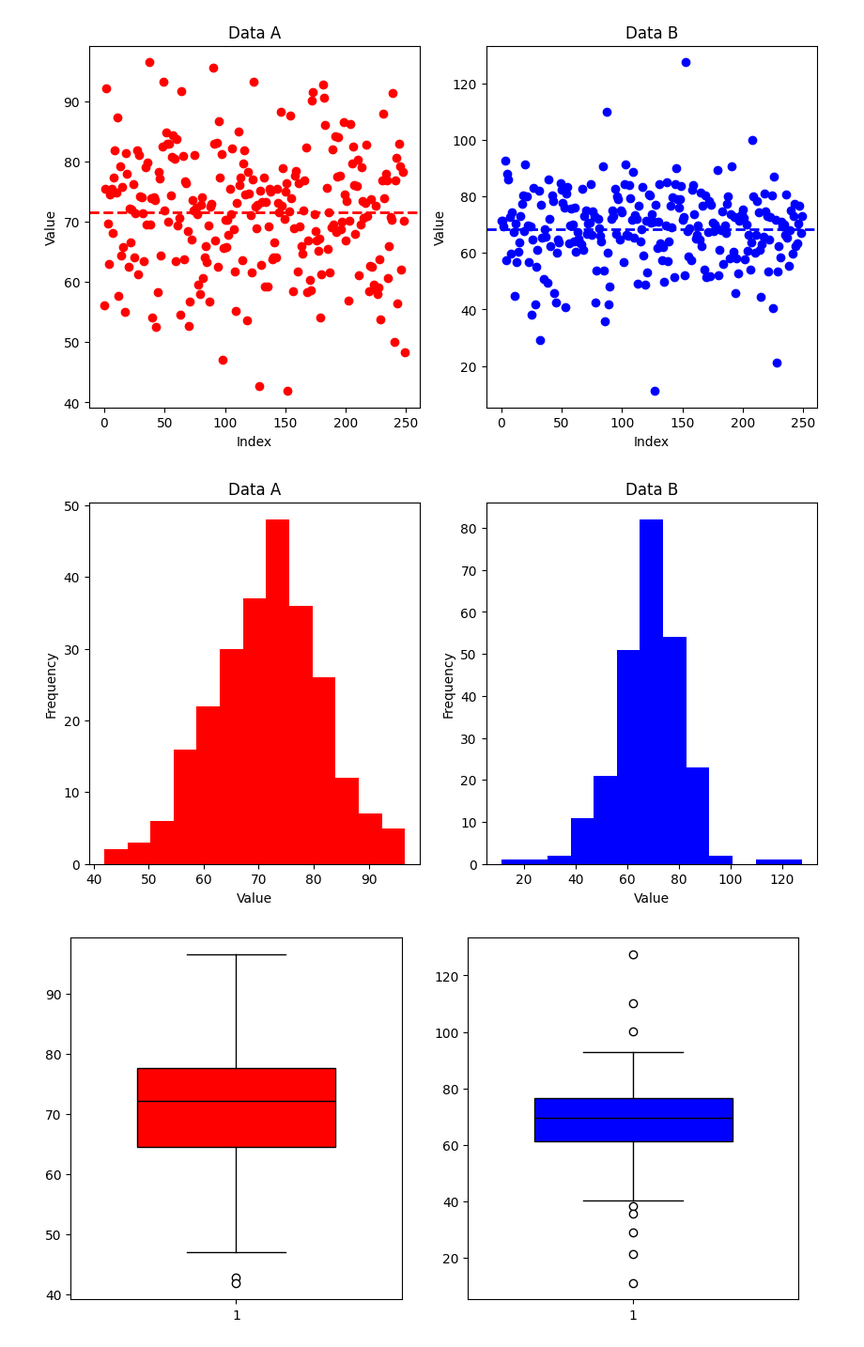
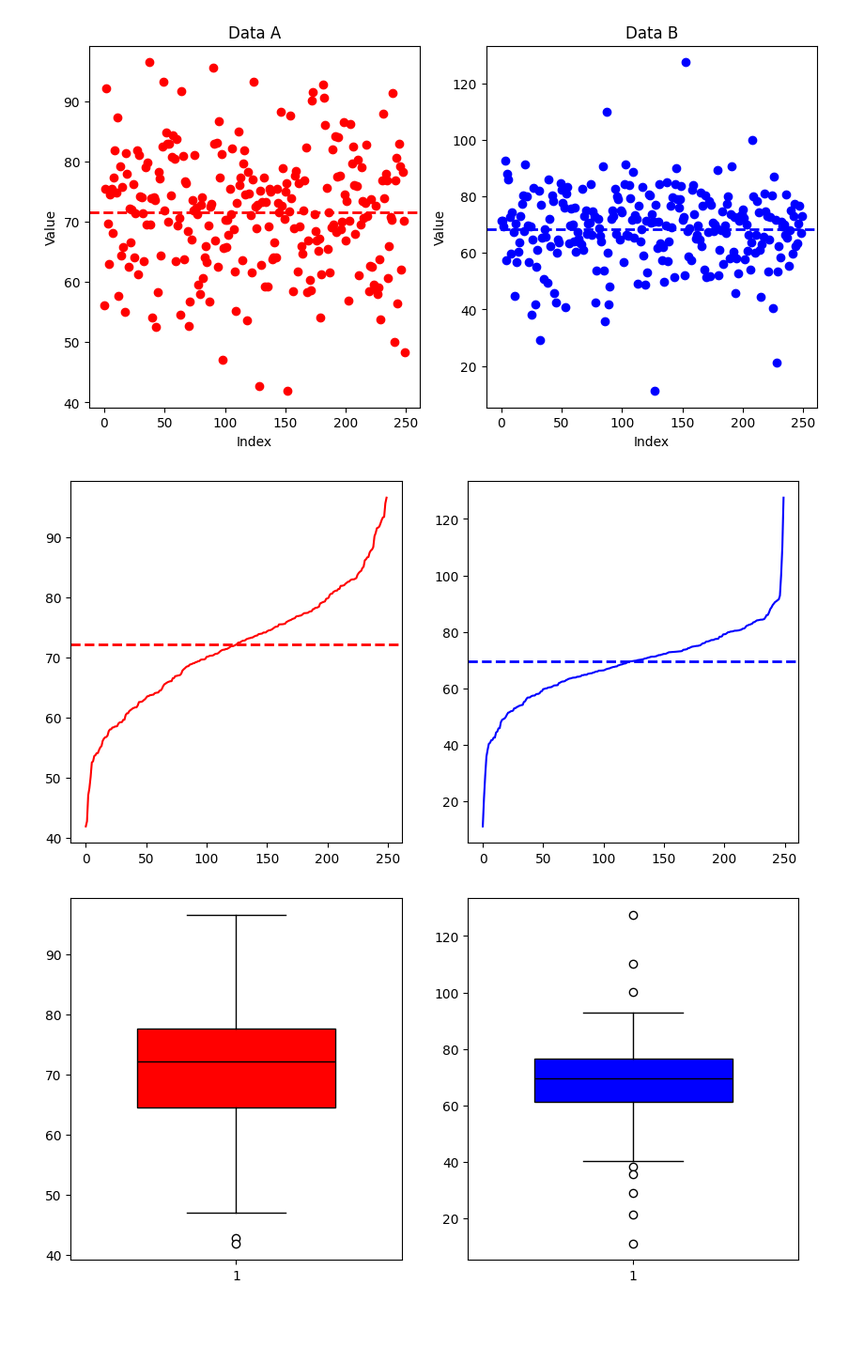
Before and after one commit to masp2004/pythonProject, a Jupyter notebook: data.ipynb, the cells around one changed output. Shown at 94% size. Cells and saved outputs as stored; diff of their text form; code cells hidden in the pictures; blank space fills up the shorter version.

```diff
--- a/data.ipynb
+++ b/data.ipynb
@@ -27,17 +39,18 @@ plt.show()
 # %%
 fig, ax = plt.subplots(1, 2, figsize=(10, 5))
 
-ax[0].hist(data_a['data_a'], bins=13, color="r")
-ax[1].hist(data_b['data_b'], bins=13, color="b")
+sorted_a = data_a.sort_values(by='data_a').reset_index(drop=True)
+sorted_data_b = data_b.sort_values(by='data_b').reset_index(drop=True)
 
-for i in range(2):
-    ax[i].set_title(f"Data {'A' if i == 0 else 'B'}")
-    ax[i].set_xlabel("Value")
-    ax[i].set_ylabel("Frequency")
+ax[0].plot(sorted_a.index, sorted_a['data_a'], color="r")
+ax[1].plot(sorted_data_b.index, sorted_data_b['data_b'], color="b")
+
+ax[0].axhline(sorted_a['data_a'].median(), color='r', linestyle='dashed', linewidth=2)
+ax[1].axhline(sorted_data_b['data_b'].median(), color='b', linestyle='dashed', linewidth=2)
 
 plt.show()
 # %% [output]
-[figure, old version]
+[figure, new version]
 # %%
 fig, ax = plt.subplots(1, 2, figsize=(10, 5), num='Boxplot')
 
```
Also changed, not shown: parts of 3 cells of this notebook, 1 other file.
